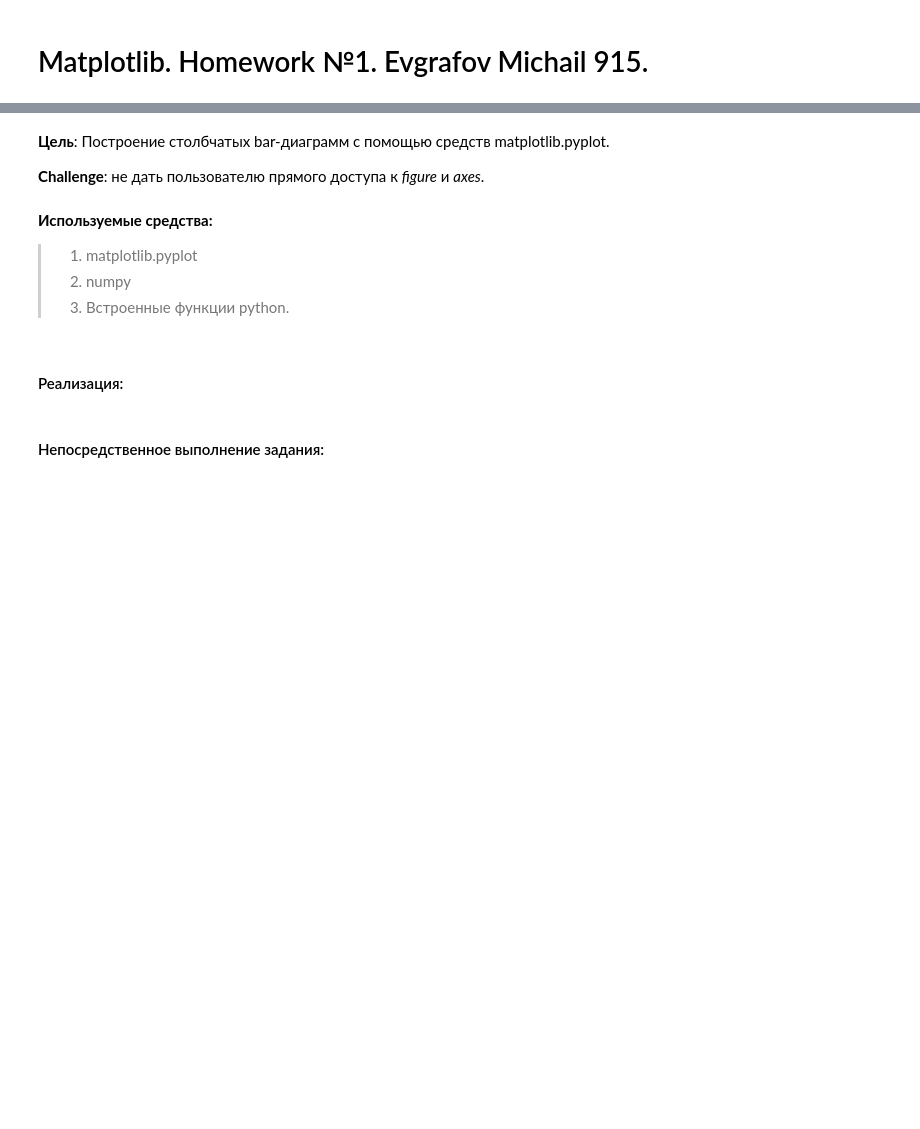
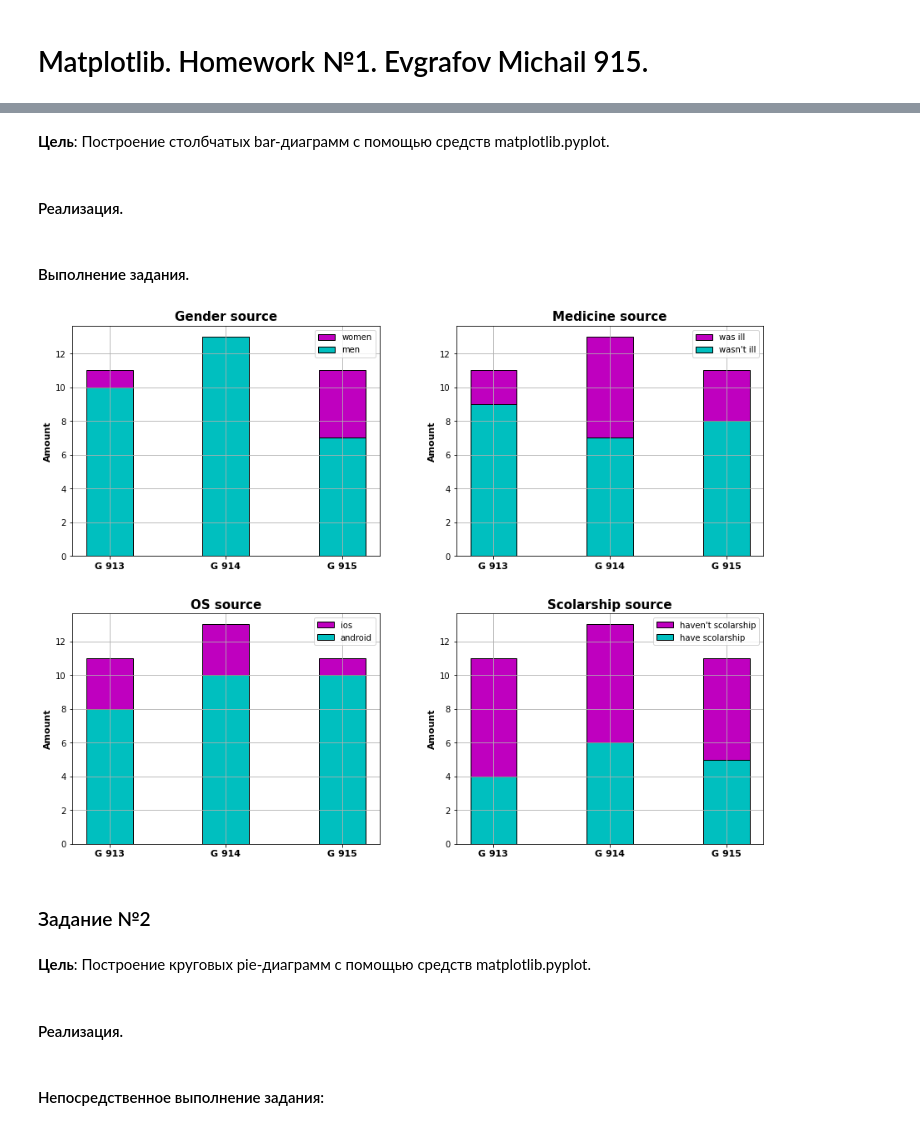
Before and after one commit to EvgrafovMichail/plt, a Jupyter notebook: matplotlib_evgrafov_michail_915.ipynb, the cells around one changed output, grey strips where cells are left out. Saved outputs shown, nothing was run; the diff lists cells and outputs as text; code cells hidden in the pictures; blank space fills up the shorter version.

```diff
--- a/matplotlib_evgrafov_michail_915.ipynb
+++ b/matplotlib_evgrafov_michail_915.ipynb
@@ -41,13 +71,5 @@ class IMultiDiagramm(ABC):
 # %% [markdown]
 **Цель**: Построение столбчатых bar-диаграмм с помощью средств matplotlib.pyplot.
-
-**Challenge**: не дать пользователю прямого доступа к *figure* и *axes*.
-# %% [markdown]
-**Используемые средства:**
-
->1. matplotlib.pyplot
->2. numpy
->3. Встроенные функции python.
 # %% [markdown]
-#### Реализация:
+#### Реализация.
 # %%
@@ -110,0 +96,35 @@ class MultiBars(IMultiDiagramm):
+# %% [markdown]
+#### Выполнение задания.
+# %%
+labels = ['G 913', 'G 914', 'G 915']
+
+amount_of_people = [11, 13, 11]
+group_amounts = [[10, 13, 7],
+                 [9, 7, 8],
+                 [8, 10, 10],
+                 [4, 6, 5]]
+
+titles = ['Gender source', 'Medicine source', 'OS source', 'Scolarship source']
+l_labels = ['men', "wasn't ill", 'android', 'have scolarship']
+g_labels = ['women', 'was ill', 'ios', "haven't scolarship"]
+
+my_bars = MultiSchedule(2, 2, create_bar)
+
+for i in range(len(titles)):
+
+    my_dict = dict()
+    my_dict['title'], my_dict['labels'] = titles[i], labels
+    my_dict['local'], my_dict['glob'] = group_amounts[i], amount_of_people
+    my_dict['l_label'], my_dict['g_label'] = l_labels[i], g_labels[i]
+
+    my_bars.add_schedule(my_dict)
+
+my_bars.show()
+# %% [output]
+[figure, added]
+# %% [markdown]
+### Задание №2
+# %% [markdown]
+**Цель**: Построение круговых pie-диаграмм с помощью средств matplotlib.pyplot.
+# %% [markdown]
+#### Реализация.
```
Also changed, not shown: parts of 40 cells of this notebook.
